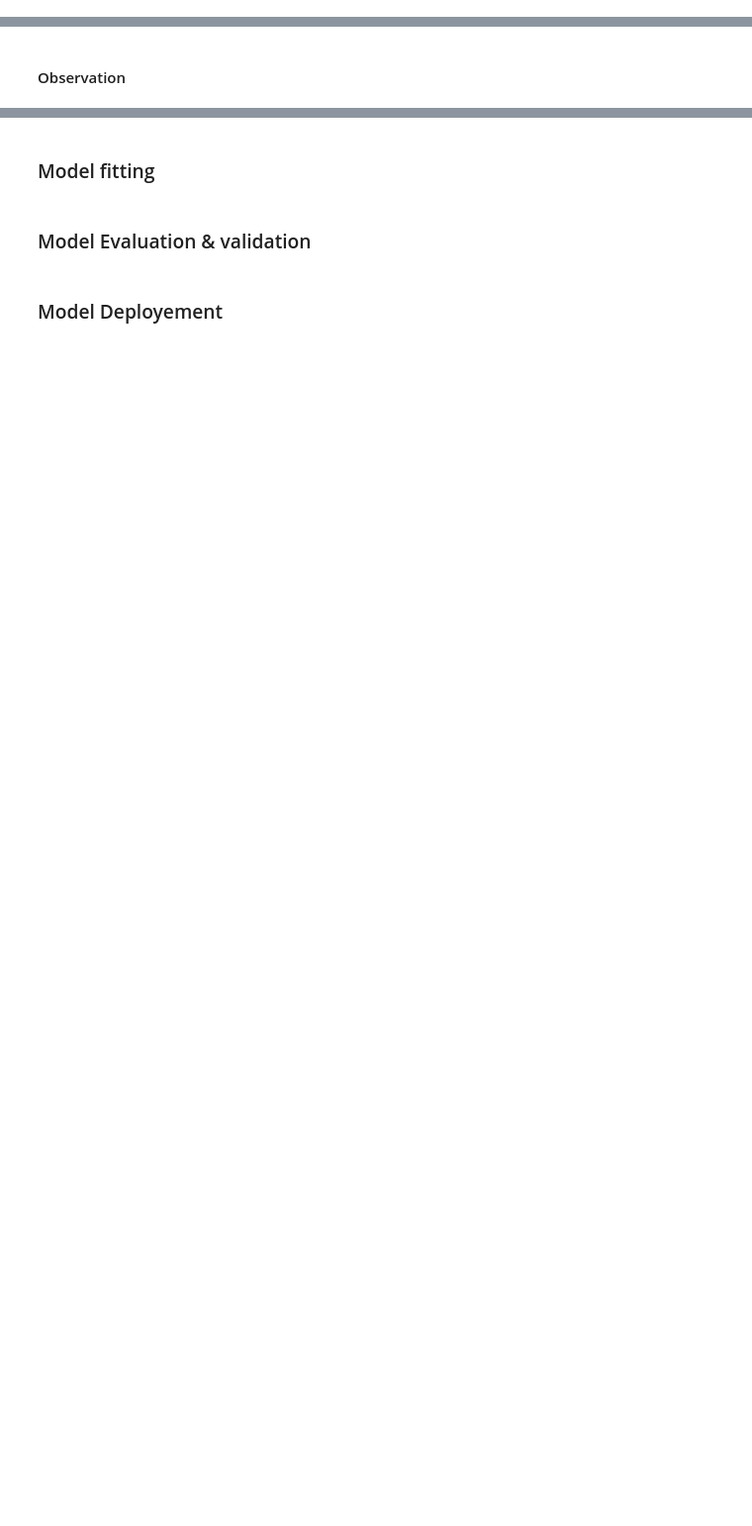
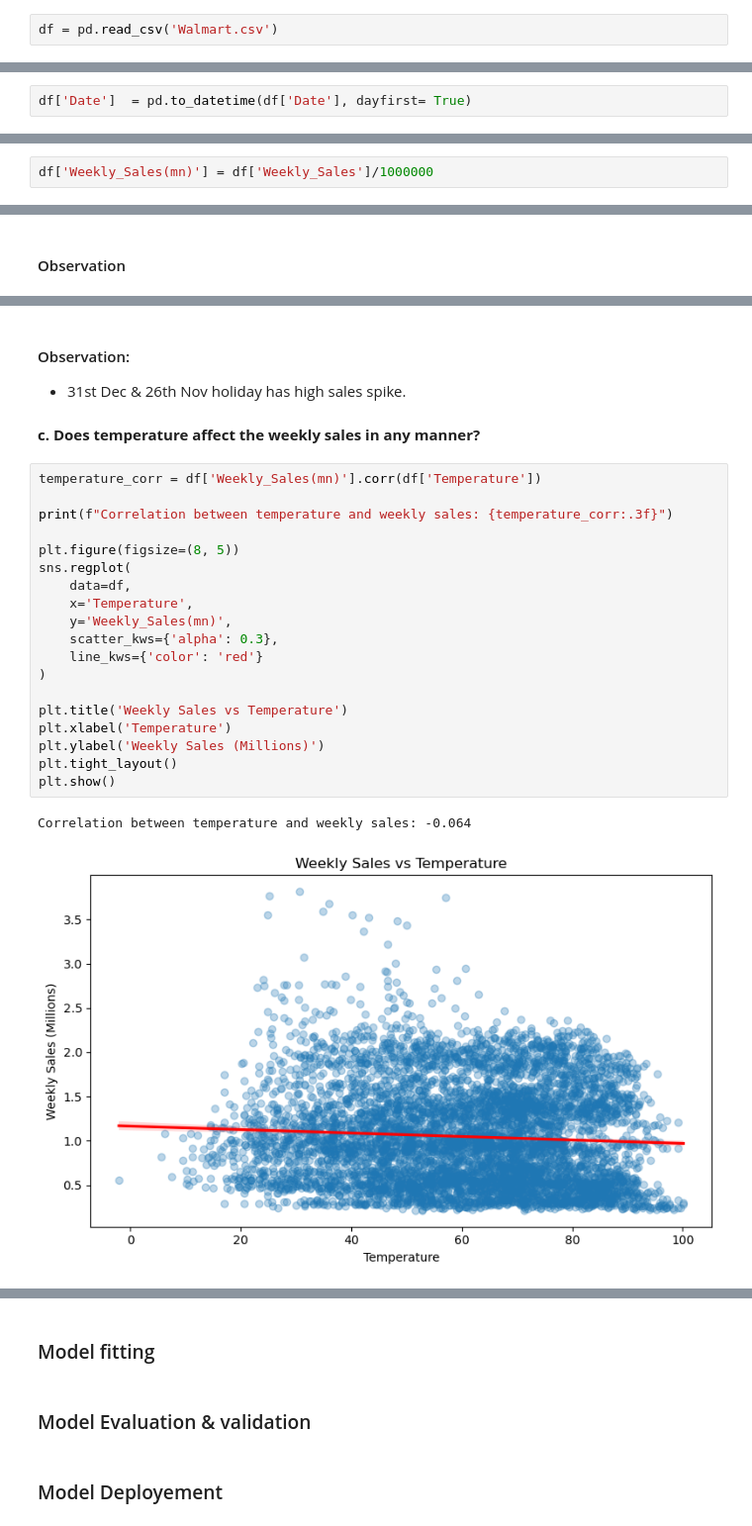
Before and after one commit to Rajwork99/Future-Sales-Forecasting, a Jupyter notebook: forcast.ipynb, the cells around one changed output, grey strips where cells are left out. Shown at 99% size. Saved outputs shown, nothing was run; the diff lists cells and outputs as text; blank space fills up the shorter version.

```diff
--- a/forcast.ipynb
+++ b/forcast.ipynb
@@ -36,0 +41,2 @@ In this notebook, we will follow a structured approach to wrangle the movie data
+# %%
+df = pd.read_csv('Walmart.csv')
@@ -40,3 +66,5 @@ In this notebook, we will follow a structured approach to wrangle the movie data
 2. Programatic Assessing (using Pandas or numpy)
 
 - Afterwards we will write all the issues, in order to clean our data.
+# %%
+df['Date']  = pd.to_datetime(df['Date'], dayfirst= True)
@@ -52,0 +127,2 @@ In this notebook, we will follow a structured approach to wrangle the movie data
+# %%
+df['Weekly_Sales(mn)'] = df['Weekly_Sales']/1000000
@@ -54,0 +232,28 @@ In this notebook, we will follow a structured approach to wrangle the movie data
+# %% [markdown]
+#### Observation:
+
+- 31st Dec &  26th Nov holiday has high sales spike.
+# %% [markdown]
+**c. Does temperature affect the weekly sales in any manner?**
+# %%
+temperature_corr = df['Weekly_Sales(mn)'].corr(df['Temperature'])
+
+print(f"Correlation between temperature and weekly sales: {temperature_corr:.3f}")
+
+plt.figure(figsize=(8, 5))
+sns.regplot(
+    data=df,
+    x='Temperature',
+    y='Weekly_Sales(mn)',
+    scatter_kws={'alpha': 0.3},
+    line_kws={'color': 'red'}
+)
+
+plt.title('Weekly Sales vs Temperature')
+plt.xlabel('Temperature')
+plt.ylabel('Weekly Sales (Millions)')
+plt.tight_layout()
+plt.show()
+# %% [output]
+Correlation between temperature and weekly sales: -0.064
+[figure, added]
```
Also changed, not shown: parts of 34 cells of this notebook.
